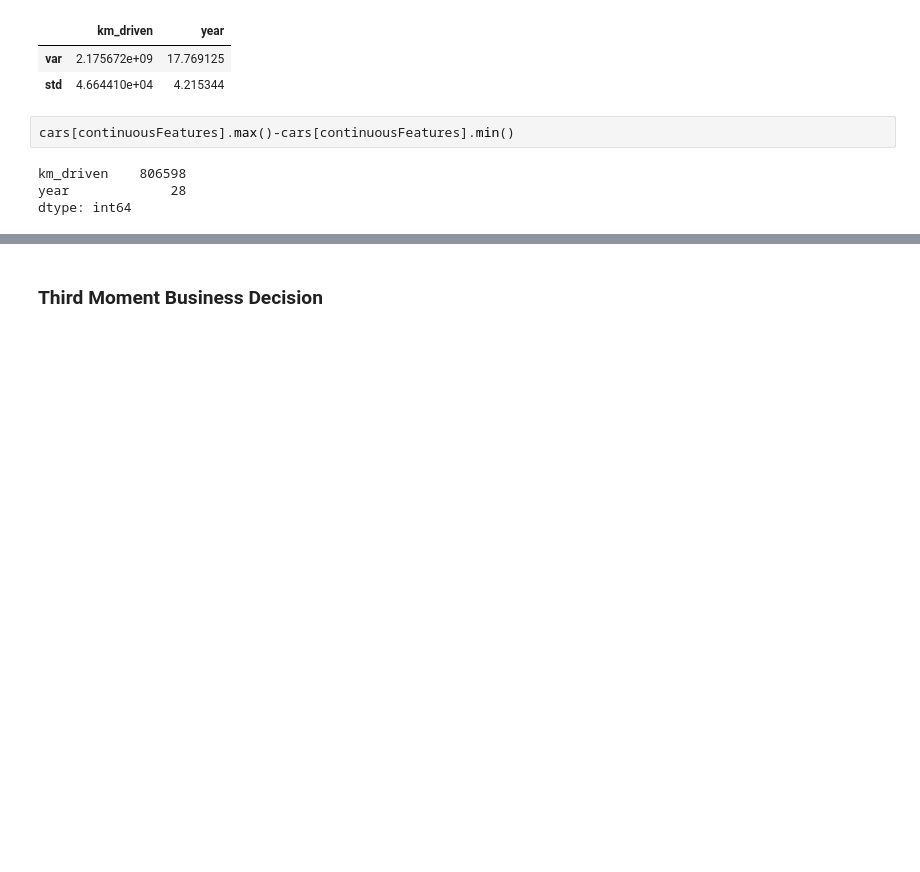
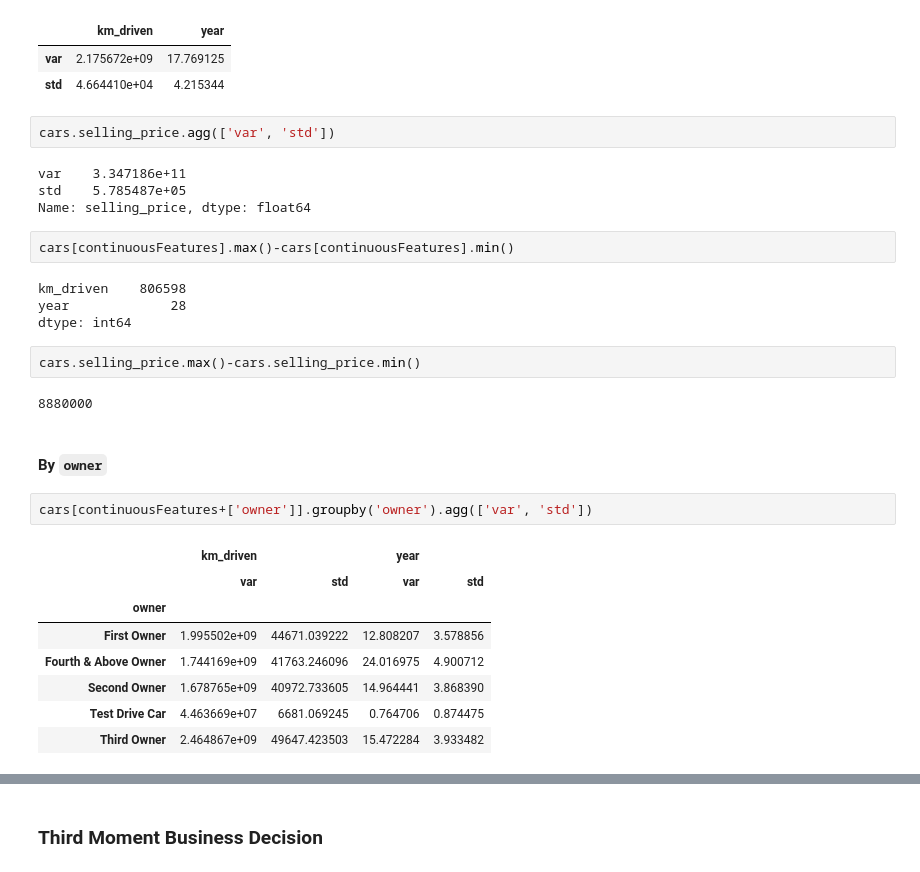
Before and after one commit to Bayan2019/internship_1206, a Jupyter notebook: assignment_07.ipynb, the cells around one changed output, grey strips where cells are left out. Saved outputs shown, nothing was run; the diff lists cells and outputs as text; blank space fills up the shorter version.

```diff
--- a/assignment_07.ipynb
+++ b/assignment_07.ipynb
@@ -405,9 +407,32 @@ cars[continuousFeatures].agg(['var', 'std'])
 |  | km_driven | year |
 | var | 2.175672e+09 | 17.769125 |
 | std | 4.664410e+04 | 4.215344 |
+# %%
+cars.selling_price.agg(['var', 'std'])
+# %% [output]
+var    3.347186e+11
+std    5.785487e+05
+Name: selling_price, dtype: float64
 # %%
 cars[continuousFeatures].max()-cars[continuousFeatures].min()
 # %% [output]
 km_driven    806598
 year             28
 dtype: int64
+# %%
+cars.selling_price.max()-cars.selling_price.min()
+# %% [output]
+8880000
+# %% [markdown]
+#### By `owner`
+# %%
+cars[continuousFeatures+['owner']].groupby('owner').agg(['var', 'std'])
+# %% [output]
+|  | km_driven |  | year |  |
+|  | var | std | var | std |
+| owner |  |  |  |  |
+| First Owner | 1.995502e+09 | 44671.039222 | 12.808207 | 3.578856 |
+| Fourth & Above Owner | 1.744169e+09 | 41763.246096 | 24.016975 | 4.900712 |
+| Second Owner | 1.678765e+09 | 40972.733605 | 14.964441 | 3.868390 |
+| Test Drive Car | 4.463669e+07 | 6681.069245 | 0.764706 | 0.874475 |
+| Third Owner | 2.464867e+09 | 49647.423503 | 15.472284 | 3.933482 |
```
Also changed, not shown: parts of 15 cells of this notebook.
